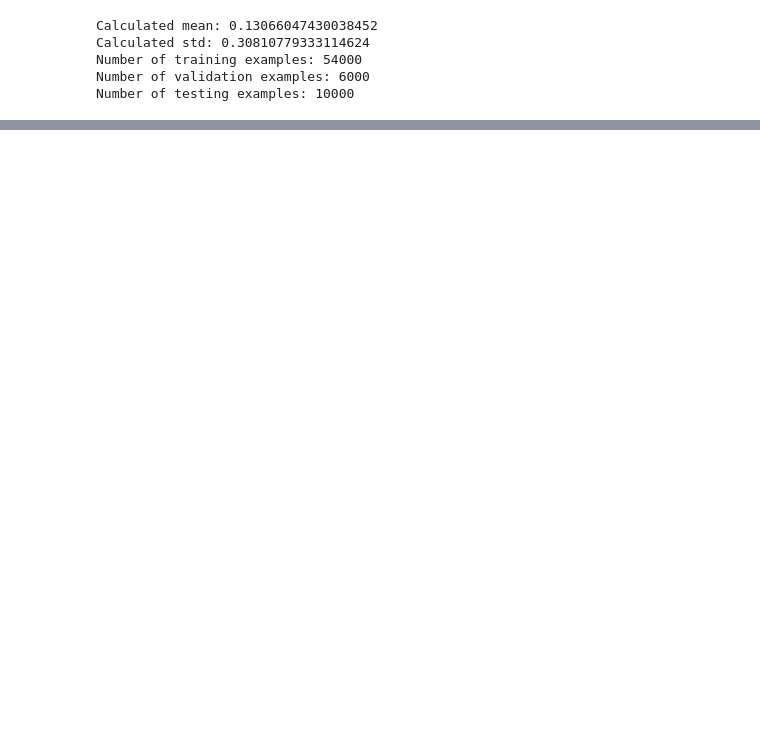
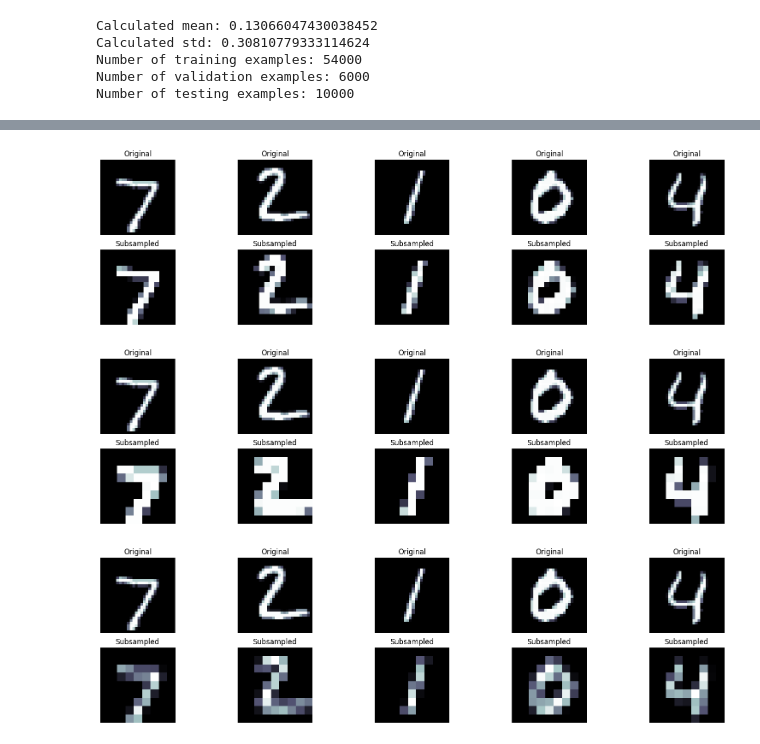
Before and after one commit to jaeheechillin3/pytorch_projects, a Jupyter notebook: lenet.ipynb, the cells around one changed output, grey strips where cells are left out. Cells and saved outputs as stored; diff of their text form; code cells hidden in the pictures; blank space fills up the shorter version.

```diff
--- a/lenet.ipynb
+++ b/lenet.ipynb
@@ -97,0 +152,40 @@ Number of testing examples: 10000
+# %%
+# trying out different subsampling
+def plot_subsample(images, pool_type, pool_size):
+
+    images = torch.cat([i.unsqueeze(0) for i in images], dim=0).cpu()
+
+    if pool_type.lower() == 'max':
+        pool = F.max_pool2d
+    elif pool_type.lower() in ['mean', 'avg']:
+        pool = F.avg_pool2d
+    else:
+        raise ValueError(f'pool_type must be either max or mean, got: {pool_type}')
+
+    n_images = images.shape[0]
+
+    pooled_images = pool(images, kernel_size=pool_size)
+
+    fig = plt.figure(figsize=(20, 5))
+
+    for i in range(n_images):
+
+        ax = fig.add_subplot(2, n_images, i+1)
+        ax.imshow(images[i].squeeze(0), cmap='bone')
+        ax.set_title('Original')
+        ax.axis('off')
+
+        image = pooled_images[i].squeeze(0)
+
+        ax = fig.add_subplot(2, n_images, n_images+i+1)
+        ax.imshow(image, cmap='bone')
+        ax.set_title('Subsampled')
+        ax.axis('off')
+# %%
+plot_subsample(images, 'max', 2)
+plot_subsample(images, 'max', 3)
+plot_subsample(images, 'avg', 3)
+# %% [output]
+[figure, added]
+[figure, added]
+[figure, added]
```
Also changed, not shown: parts of 4 cells of this notebook.
